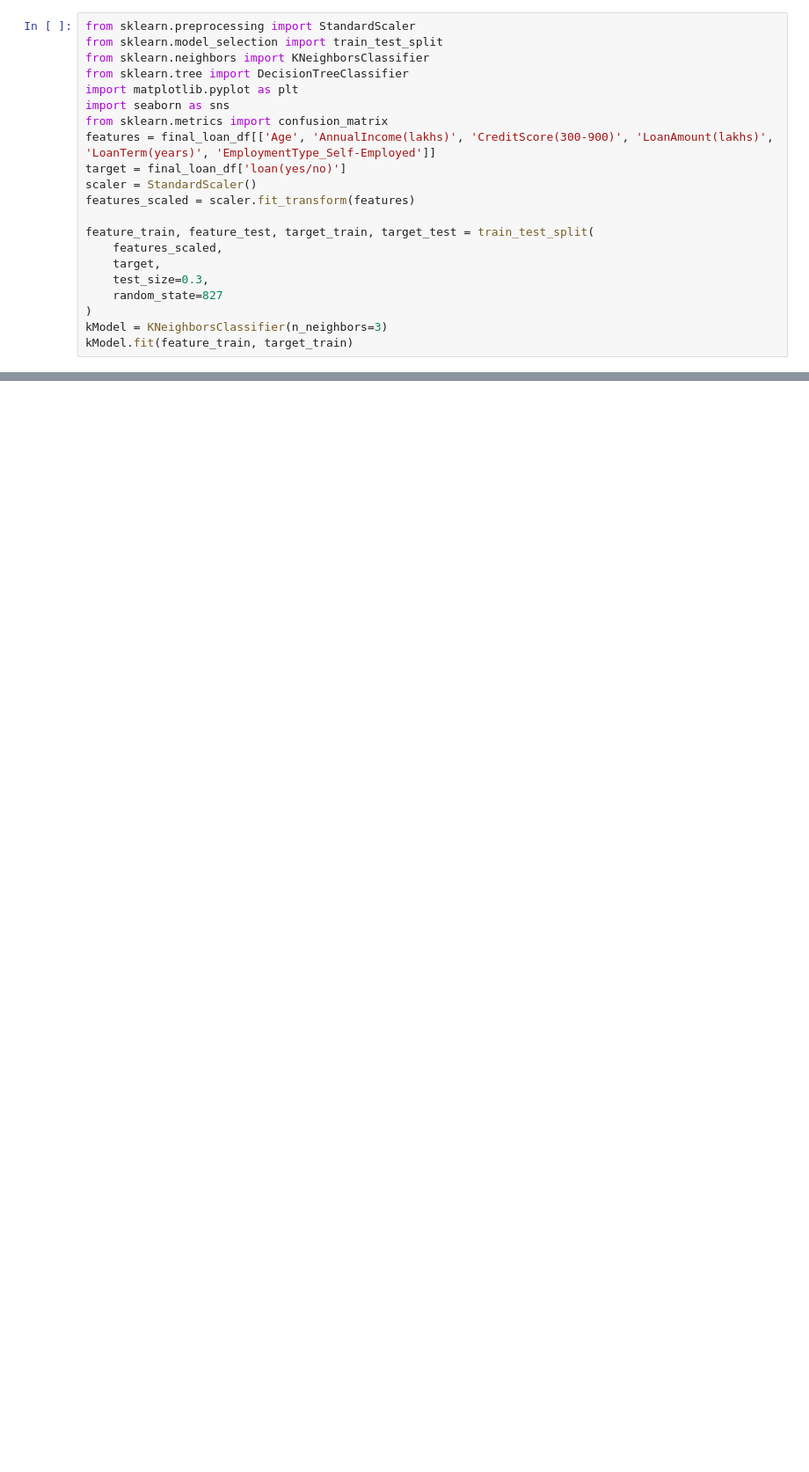
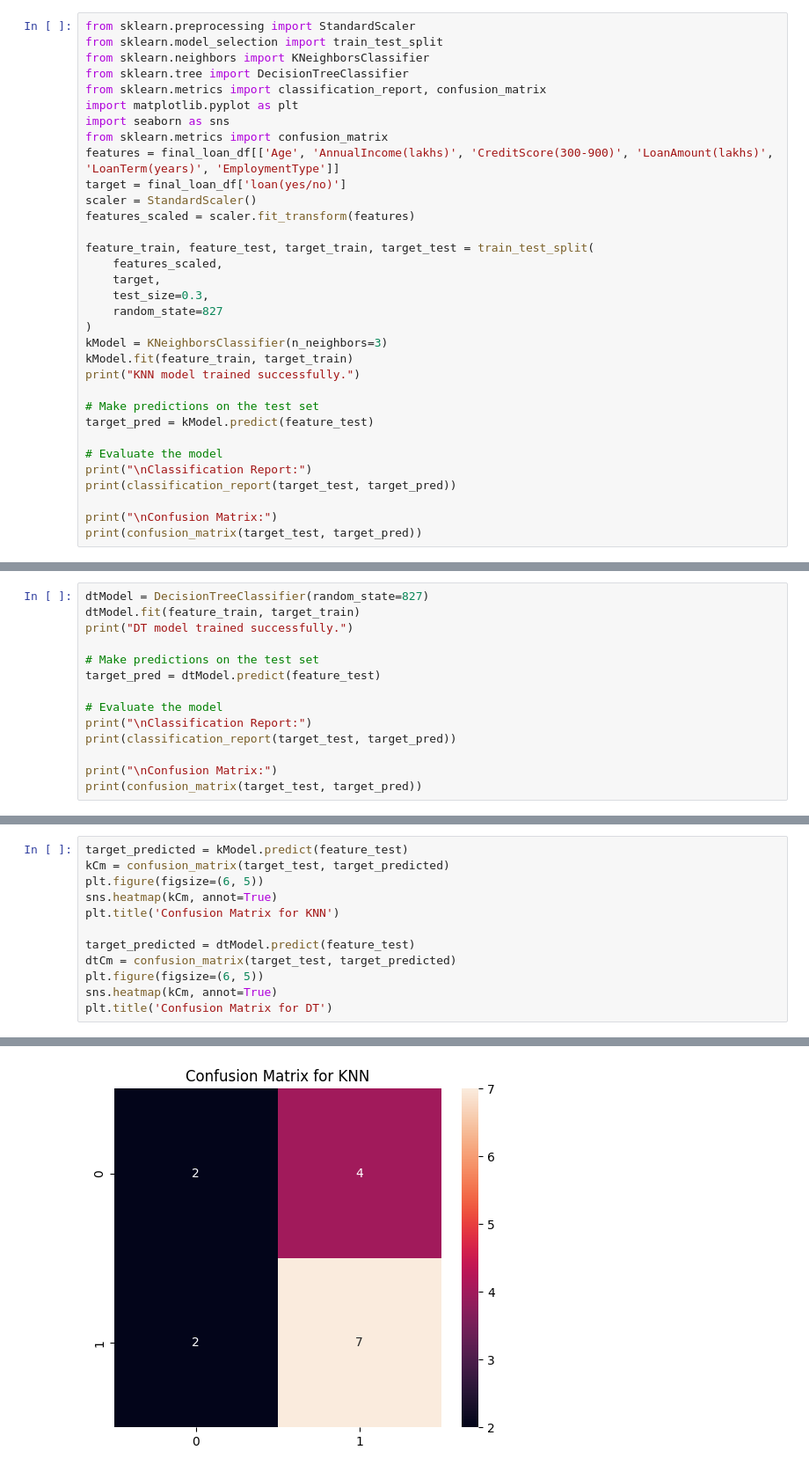
Before and after one commit to rameshjayamani-oss/GenAI_Assignment, a Jupyter notebook: Assignment_2.ipynb, the cells around one changed output, grey strips where cells are left out. Shown at 88% size. Cells and saved outputs as stored; diff of their text form; blank space fills up the shorter version.

```diff
--- a/Assignment_2.ipynb
+++ b/Assignment_2.ipynb
@@ -125,10 +141,11 @@ from sklearn.preprocessing import StandardScaler
 from sklearn.model_selection import train_test_split
 from sklearn.neighbors import KNeighborsClassifier
 from sklearn.tree import DecisionTreeClassifier
+from sklearn.metrics import classification_report, confusion_matrix
 import matplotlib.pyplot as plt
 import seaborn as sns
 from sklearn.metrics import confusion_matrix
-features = final_loan_df[['Age', 'AnnualIncome(lakhs)', 'CreditScore(300-900)', 'LoanAmount(lakhs)', 'LoanTerm(years)', 'EmploymentType_Self-Employed']]
+features = final_loan_df[['Age', 'AnnualIncome(lakhs)', 'CreditScore(300-900)', 'LoanAmount(lakhs)', 'LoanTerm(years)', 'EmploymentType']]
 target = final_loan_df['loan(yes/no)']
 scaler = StandardScaler()
 features_scaled = scaler.fit_transform(features)
@@ -141,4 +158,15 @@ feature_train, feature_test, target_train, target_test = train_test_split(
 )
 kModel = KNeighborsClassifier(n_neighbors=3)
 kModel.fit(feature_train, target_train)
+print("KNN model trained successfully.")
+
+# Make predictions on the test set
+target_pred = kModel.predict(feature_test)
+
+# Evaluate the model
+print("\nClassification Report:")
+print(classification_report(target_test, target_pred))
+
+print("\nConfusion Matrix:")
+print(confusion_matrix(target_test, target_pred))
 # %% [output]
@@ -145,0 +189,14 @@ ValueError: could not convert string to float: 'Salaried'
+# %%
+dtModel = DecisionTreeClassifier(random_state=827)
+dtModel.fit(feature_train, target_train)
+print("DT model trained successfully.")
+
+# Make predictions on the test set
+target_pred = dtModel.predict(feature_test)
+
+# Evaluate the model
+print("\nClassification Report:")
+print(classification_report(target_test, target_pred))
+
+print("\nConfusion Matrix:")
+print(confusion_matrix(target_test, target_pred))
@@ -145,0 +220,13 @@ ValueError: could not convert string to float: 'Salaried'
+# %%
+target_predicted = kModel.predict(feature_test)
+kCm = confusion_matrix(target_test, target_predicted)
+plt.figure(figsize=(6, 5))
+sns.heatmap(kCm, annot=True)
+plt.title('Confusion Matrix for KNN')
+
+target_predicted = dtModel.predict(feature_test)
+dtCm = confusion_matrix(target_test, target_predicted)
+plt.figure(figsize=(6, 5))
+sns.heatmap(kCm, annot=True)
+plt.title('Confusion Matrix for DT')
+# %% [output]
@@ -145,0 +234 @@ ValueError: could not convert string to float: 'Salaried'
+[figure, added]
```
Also changed, not shown: parts of 7 cells of this notebook.
